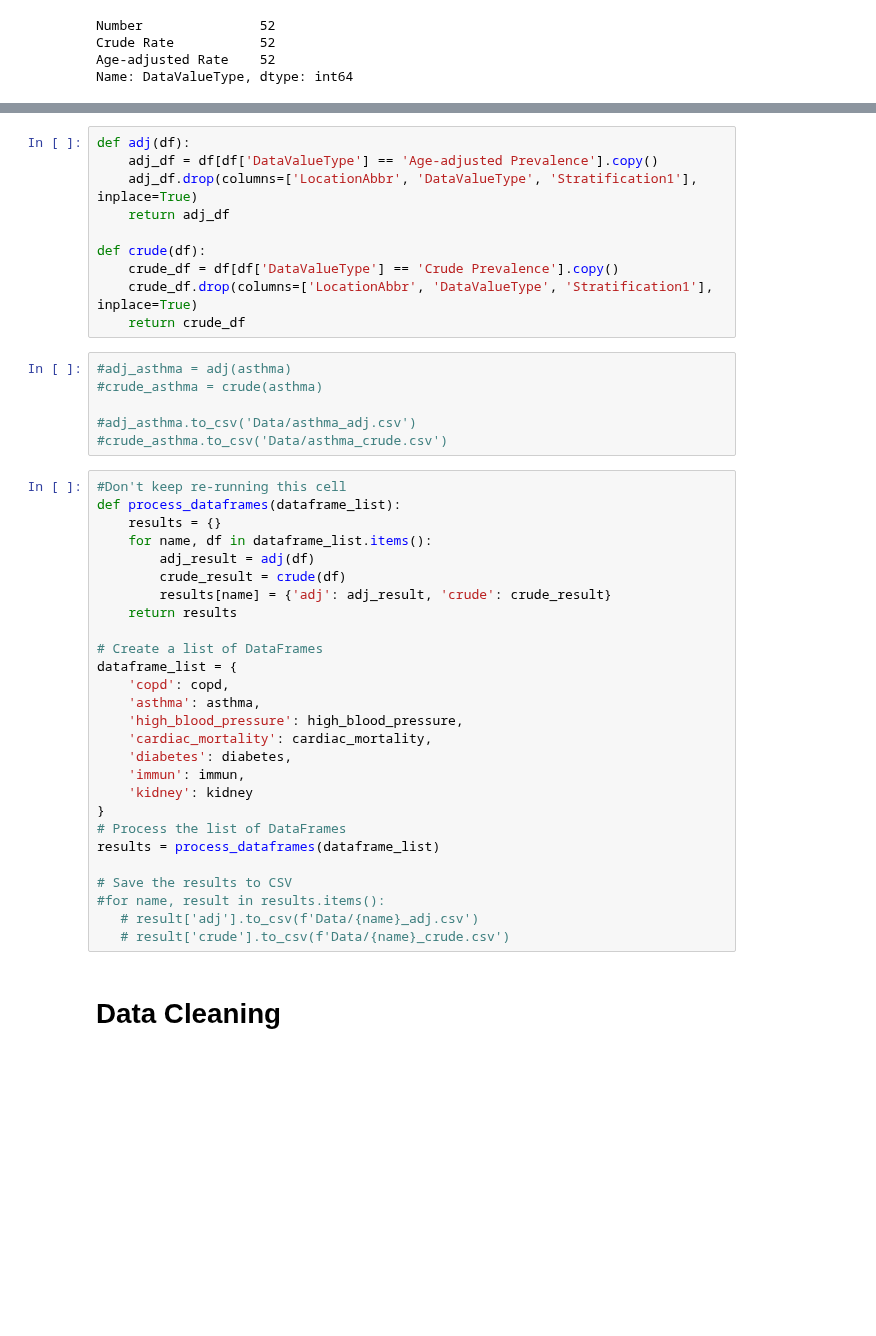
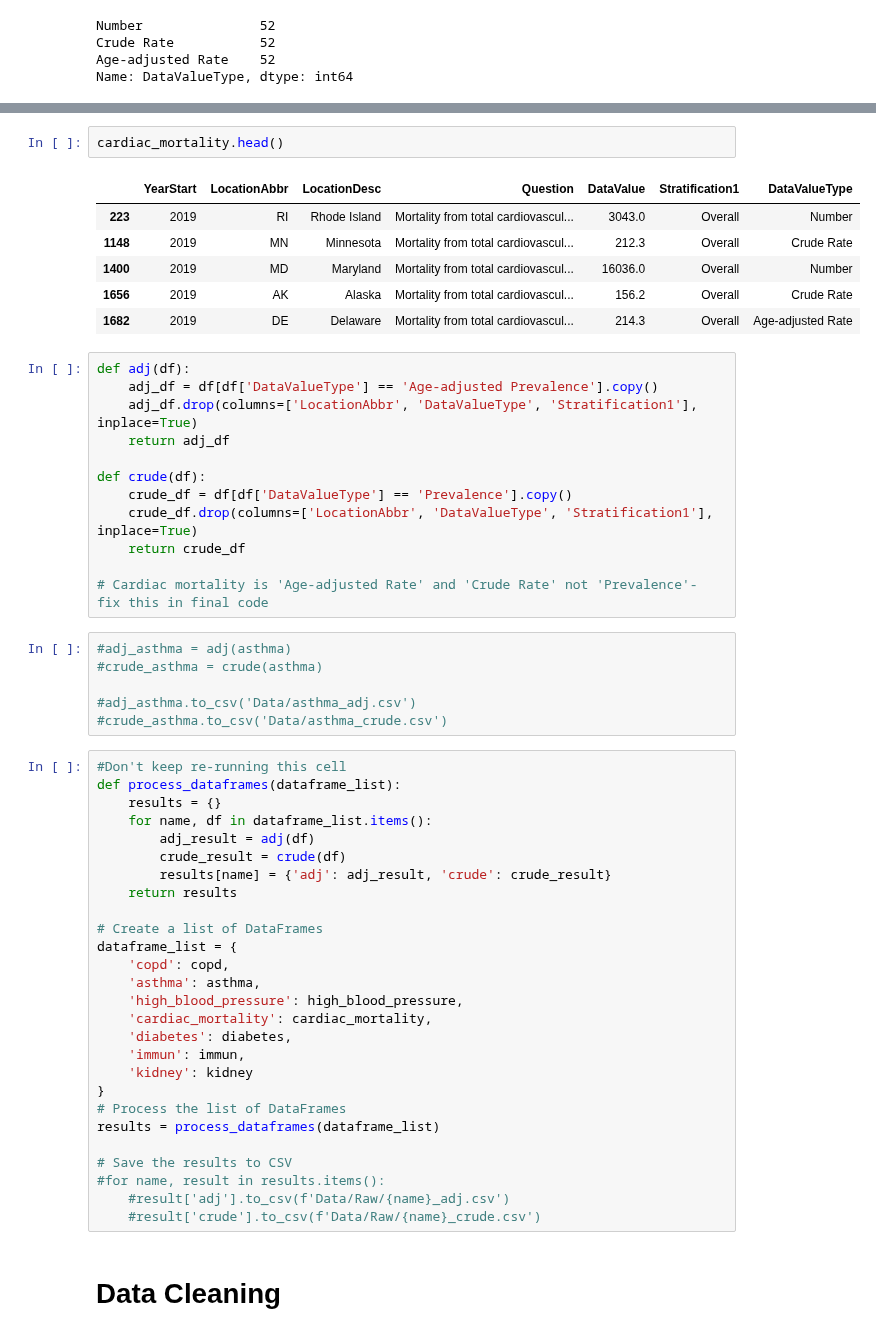
Before and after one commit to rafirahman27/Preparing_for_the_next_Pandemic, a Jupyter notebook: Katie.ipynb, the cells around one changed output, grey strips where cells are left out. Drawn from its saved outputs; the diff is of its cells as text; blank space fills up the shorter version.

```diff
--- a/Katie.ipynb
+++ b/Katie.ipynb
@@ -288,3 +297,12 @@ Name: DataValueType, dtype: int64
+# %%
+cardiac_mortality.head()
+# %% [output]
+|  | YearStart | LocationAbbr | LocationDesc | Question | DataValue | Stratification1 | DataValueType |
+| 223 | 2019 | RI | Rhode Island | Mortality from total cardiovascul... | 3043.0 | Overall | Number |
+| 1148 | 2019 | MN | Minnesota | Mortality from total cardiovascul... | 212.3 | Overall | Crude Rate |
+| 1400 | 2019 | MD | Maryland | Mortality from total cardiovascul... | 16036.0 | Overall | Number |
+| 1656 | 2019 | AK | Alaska | Mortality from total cardiovascul... | 156.2 | Overall | Crude Rate |
+| 1682 | 2019 | DE | Delaware | Mortality from total cardiovascul... | 214.3 | Overall | Age-adjusted Rate |
 # %%
 def adj(df):
     adj_df = df[df['DataValueType'] == 'Age-adjusted Prevalence'].copy()
@@ -292,9 +310,11 @@ def adj(df):
     return adj_df
 
 def crude(df):
-    crude_df = df[df['DataValueType'] == 'Crude Prevalence'].copy()
+    crude_df = df[df['DataValueType'] == 'Prevalence'].copy()
     crude_df.drop(columns=['LocationAbbr', 'DataValueType', 'Stratification1'], inplace=True)
     return crude_df
+
+# Cardiac mortality is 'Age-adjusted Rate' and 'Crude Rate' not 'Prevalence'- fix this in final code
 # %%
 #adj_asthma = adj(asthma)
 #crude_asthma = crude(asthma)
@@ -326,8 +346,8 @@ results = process_dataframes(dataframe_list)
 
 # Save the results to CSV
 #for name, result in results.items():
-   # result['adj'].to_csv(f'Data/{name}_adj.csv')
-   # result['crude'].to_csv(f'Data/{name}_crude.csv')
+    #result['adj'].to_csv(f'Data/Raw/{name}_adj.csv')
+    #result['crude'].to_csv(f'Data/Raw/{name}_crude.csv')
 # %% [markdown]
 # Data Cleaning
 # %% [markdown]
```
Also changed, not shown: parts of 18 cells of this notebook, 17 other files.
